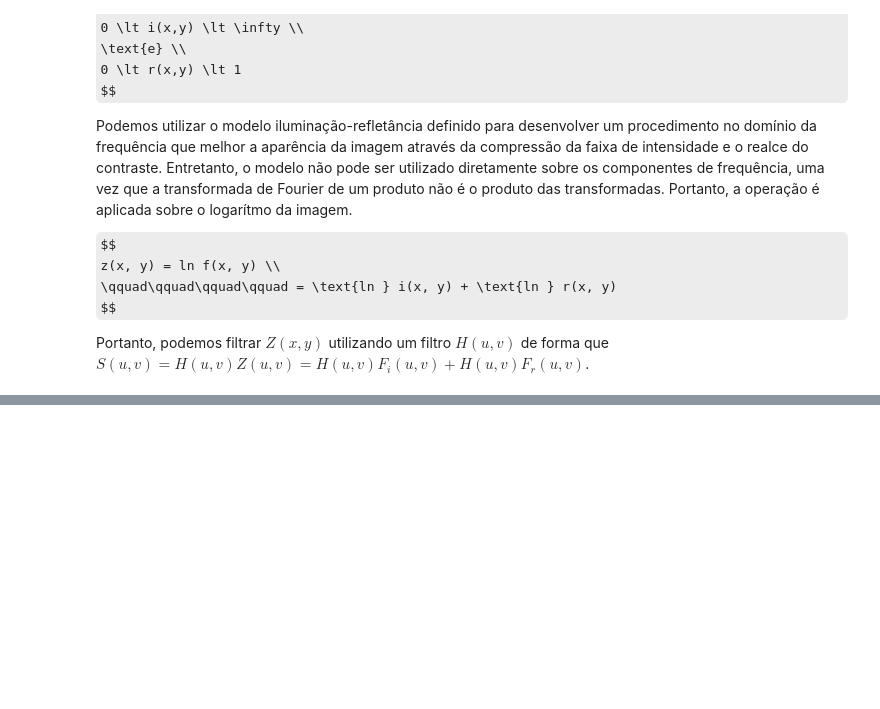
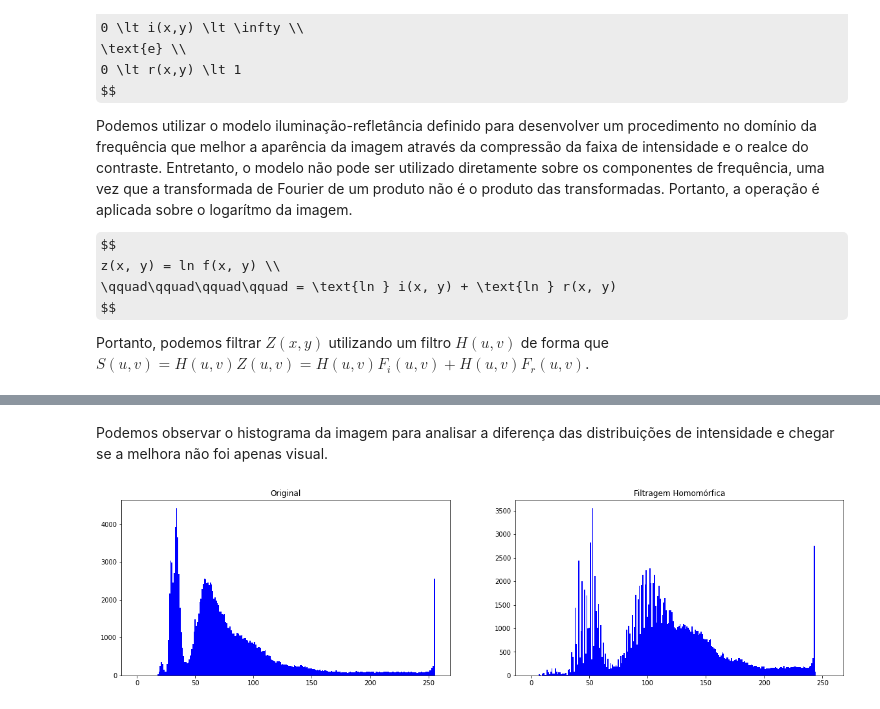
Before and after one commit to gsoaresbaptista/digital-image-processing, a Jupyter notebook: first_list_review/answers/q2.ipynb, the cells around one changed output, grey strips where cells are left out. Cells and saved outputs as stored; diff of their text form; code cells hidden in the pictures; some formulas as TeX source; blank space fills up the shorter version.

```diff
--- a/first_list_review/answers/q2.ipynb
+++ b/first_list_review/answers/q2.ipynb
@@ -20,6 +20,26 @@ def image_plot(image: np.array, size: Tuple[int, int], scaled: bool = False) ->
     else:
         plt.imshow(image, cmap='gray', vmin=0, vmax=255)
     plt.show()
+
+
+def image_normalize(image: np.array) -> np.array:
+    """ Normaliza os valores da imagens para o intervalo [0, 255] """
+    v_min = float(image.min())
+    v_max = float(image.max())
+    normalized_image = np.round((image - v_min)/(v_max - v_min) * 255)
+    return np.array(normalized_image, dtype=np.uint8)
+
+
+def get_histogram(image: np.array) -> np.array:
+    """ . """
+    histogram = np.zeros(shape=256, dtype=np.uint32)
+
+    # fill vector
+    for row in image:
+        for pixel in row:
+            histogram[int(pixel)] += 1
+
+    return histogram
 # %% [markdown]
 ### Resolução
 # %%
@@ -95,0 +118,14 @@ plt.show()
+# %% [markdown]
+Podemos observar o histograma da imagem para analisar a diferença das distribuições de intensidade e chegar se a melhora não foi apenas visual.
+# %%
+image_histogram = get_histogram(image)
+homomorphic_image_histogram = get_histogram(image_normalize(homomorphic_image))
+
+fig, axs = plt.subplots(nrows=1, ncols=2, figsize=(20, 5))
+axs[0].bar(list(range(image_histogram.shape[0])), image_histogram, color ='blue', width=1)
+axs[1].bar(list(range(image_histogram.shape[0])), homomorphic_image_histogram, color ='blue', width=1)
+axs[0].set_title('Original')
+axs[1].set_title('Filtragem Homomórfica')
+plt.show()
+# %% [output]
+[figure, added]
```
Also changed, not shown: parts of 15 cells of this notebook.
